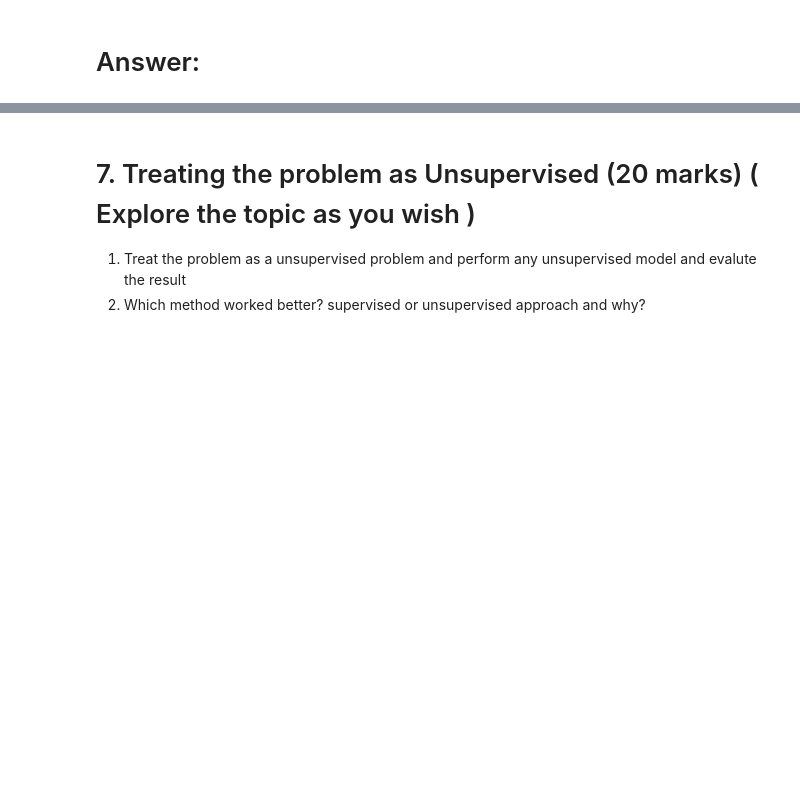
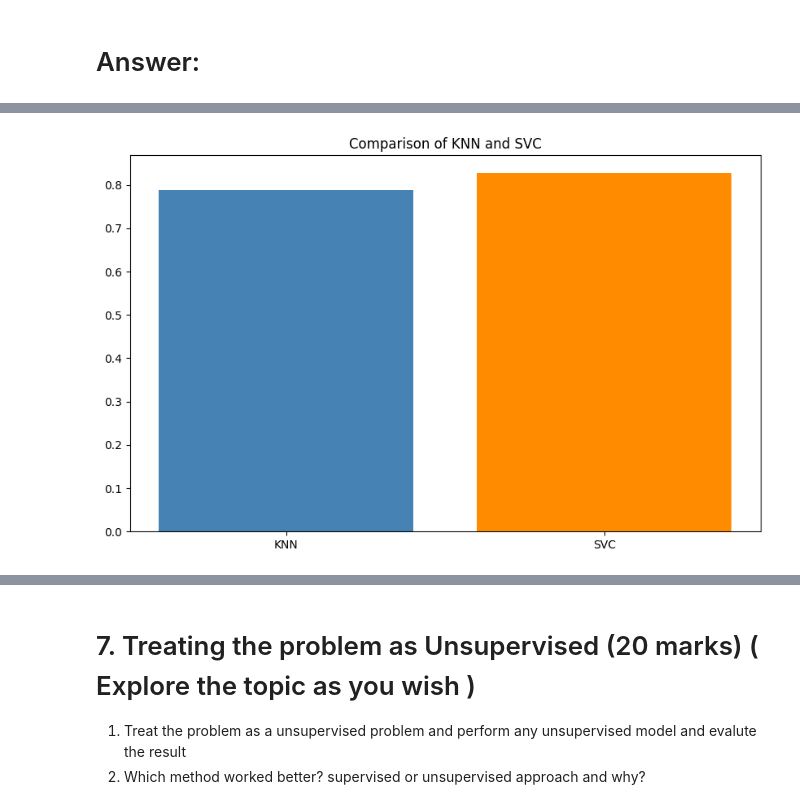
Before and after one commit to Abrar-404/AI-ML_Practices_and_Assignments, a Jupyter notebook: ML_FINAL.ipynb, the cells around one changed output, grey strips where cells are left out. Cells and saved outputs as stored; diff of their text form; code cells hidden in the pictures; blank space fills up the shorter version.

```diff
--- a/ML_FINAL.ipynb
+++ b/ML_FINAL.ipynb
@@ -230,7 +218,7 @@ cat_pipeline = Pipeline(
 
 preprocessor = ColumnTransformer(
     transformers = [
-        ('ordinal', OrdinalEncoder(categories=[['no', 'yes'], ['first', 'second', 'third']]), ['Survived', 'Pclass']),
+        ('ordinal', OrdinalEncoder(categories=[['first', 'second', 'third']]), ['Pclass']),
         ('num', num_pipeline, ['Age', 'SibSp', 'Parch', 'Fare']),
         ('cat', cat_pipeline, ['Sex', 'Embarked'])
     ]
@@ -287,6 +333,15 @@ Select 2 models of your choice and build 2 pipelines for them
 Train those 2 models
 # %% [markdown]
 ## Answer:
+# %%
+# Train those 2 models
+grid_search_knn.fit(X_train, y_train)
+
+best_model_knn = grid_search_knn.best_estimator_
+y_pred_knn = best_model_knn.predict(X_test)
+
+grid_search_svc.fit(X_train, y_train)
+y_pred_svc = grid_search_svc.predict(X_test)
 # %% [markdown]
 #6. Model selection/Comparison analysis (15 marks)
 * Bar chart showcasing prediction accuracy of all models (for classification)
@@ -297,3 +352,73 @@ Train those 2 models
 Compare the results of all models based on all of the above described metrics. Why do you think this model performed better than the other one for this dataset?
 # %% [markdown]
 # Answer:
+# %%
+# Bar chart showcasing prediction accuracy of all models (for classification)
+knn_acc = accuracy_score(y_test, y_pred_knn)
+svc_acc = accuracy_score(y_test, y_pred_svc)
+
+print(f'Accuracy: (KNN) = {round(knn_acc, 2)}, (SVC) = {round(svc_acc, 2)}')
+
+print()
+
+print('KNN Classification Report')
+print(classification_report(y_test, y_pred_knn))
+
+print()
+
+print('SVC Classification Report')
+print(classification_report(y_test, y_pred_svc))
+
+plt.figure(figsize = (10, 6))
+plt.bar(['KNN', 'SVC'], [knn_acc, svc_acc], color = ['steelblue', 'darkorange'])
+plt.title('Comparison of KNN and SVC')
+plt.show()
+
+print()
+
+# Precision, recall comparison of each model. (for classification)
+knn_class = classification_report(y_test, y_pred_knn, output_dict = True)
+svc_class = classification_report(y_test, y_pred_svc, output_dict = True)
+
+comp_metrics = pd.DataFrame({
+    'Model': ['KNN', 'KNN', 'SVC', 'SVC'],
+    'Metrics': ['Precision', 'Recall', 'Precision', 'Recall'],
+    'Score': [
+        knn_class['yes']['precision'], knn_class['yes']['recall'],
+        svc_class['yes']['precision'], svc_class['yes']['recall']
+
+    ]
+})
+
+plt.figure(figsize = (10, 6))
+sns.barplot(data = comp_metrics, x = 'Metrics', y = 'Score', hue = 'Model').set_title('Comparison of Classification Reports')
+plt.show()
+
+print()
+
+# Confusion Matrix (for classification)
+conf_knn = confusion_matrix(y_test, y_pred_knn, labels = ['no', 'yes'])
+conf_svc = confusion_matrix(y_test, y_pred_svc, labels = ['no', 'yes'])
+
+fig, axes = plt.subplots(1, 2, figsize = (16, 7))
+
+sns.heatmap(conf_knn, cmap = 'coolwarm', annot = True, xticklabels = ['no', 'yes'], yticklabels = ['no', 'yes'], ax = axes[0])
+axes[0].set_title('Confusion matrix - KNN')
+
+sns.heatmap(conf_svc, cmap = 'coolwarm', annot = True, xticklabels = ['no', 'yes'], yticklabels = ['no', 'yes'], ax = axes[1])
+axes[1].set_title('Confusion matrix - SVC')
+
+plt.show()
+
+# R2 score and Loss (for regression)
+# Ans: the R2 score and Loss are not applicable here because the titanic dataset i chose is a classification problem, not regression problem dataset.
+
+# Compare the results of all models based on all of the above described metrics. Why do you think this model performed better than the other one for this dataset?
+# Ans:
+# COMPARISON: From the test I observe that the accuracy score of SVC (0.83) is greater than KNN model (0.79). The classification report shows that the knn model has
+# 0.75 precision, 0.67 precision, and 0.71 f1-score. On the other hand the classification report for SVC showcased that, 0.82 precision, 0.71 recall, 0.76 f1-score
+# The heatmap shows the graphical interpretation of the confusion matrix in which I see that the svc model predicts the survival rate more accurately than knn model.
+
+# JUSTIFICATION: I think that the svc model outperformed knn because the svc build a global decision boundary that capture the non-linear relationships in the dataset.
+# but knn predicts based on the nearest neighbor or data point in the dataset which can be misleading because of outliers and imbalance dataset without proper preprocessing.
+# %% [output]
@@ -299,0 +442 @@ Compare the results of all models based on all of the above described metrics. W
+[figure, added]
```
Also changed, not shown: parts of 11 cells of this notebook.
